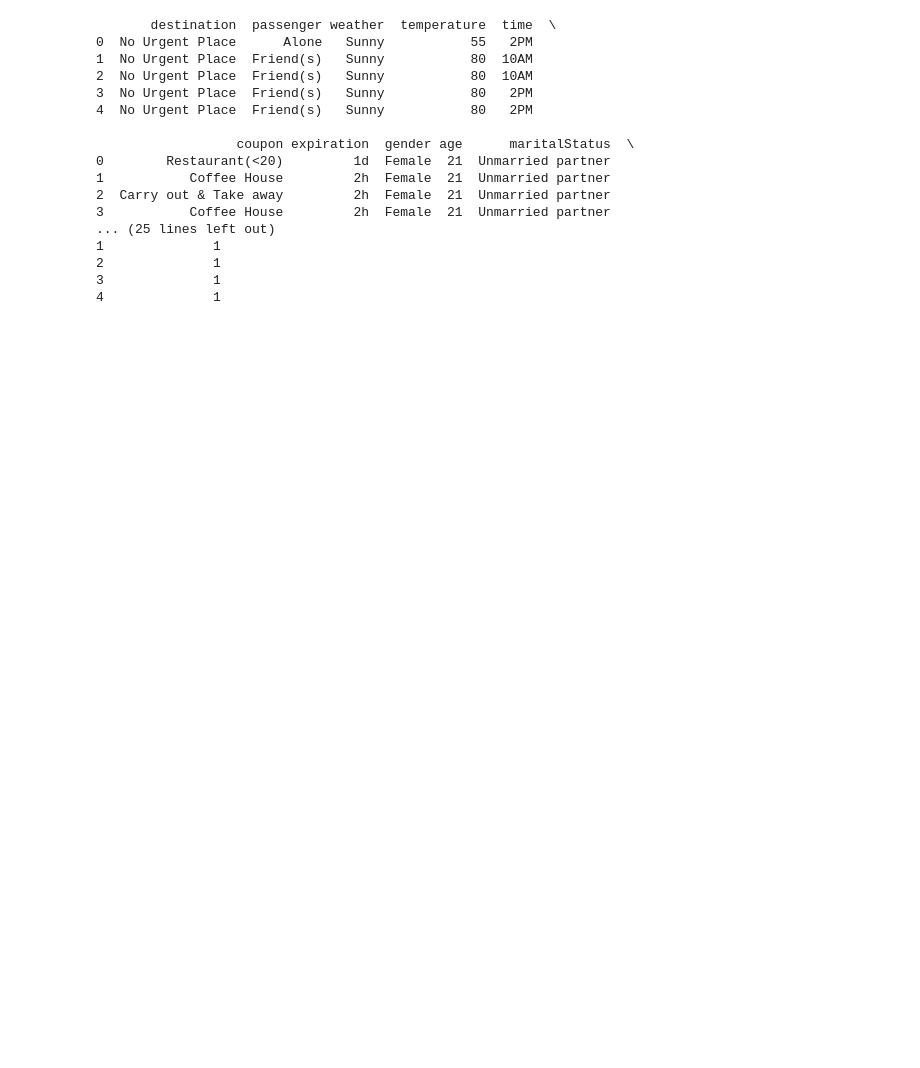
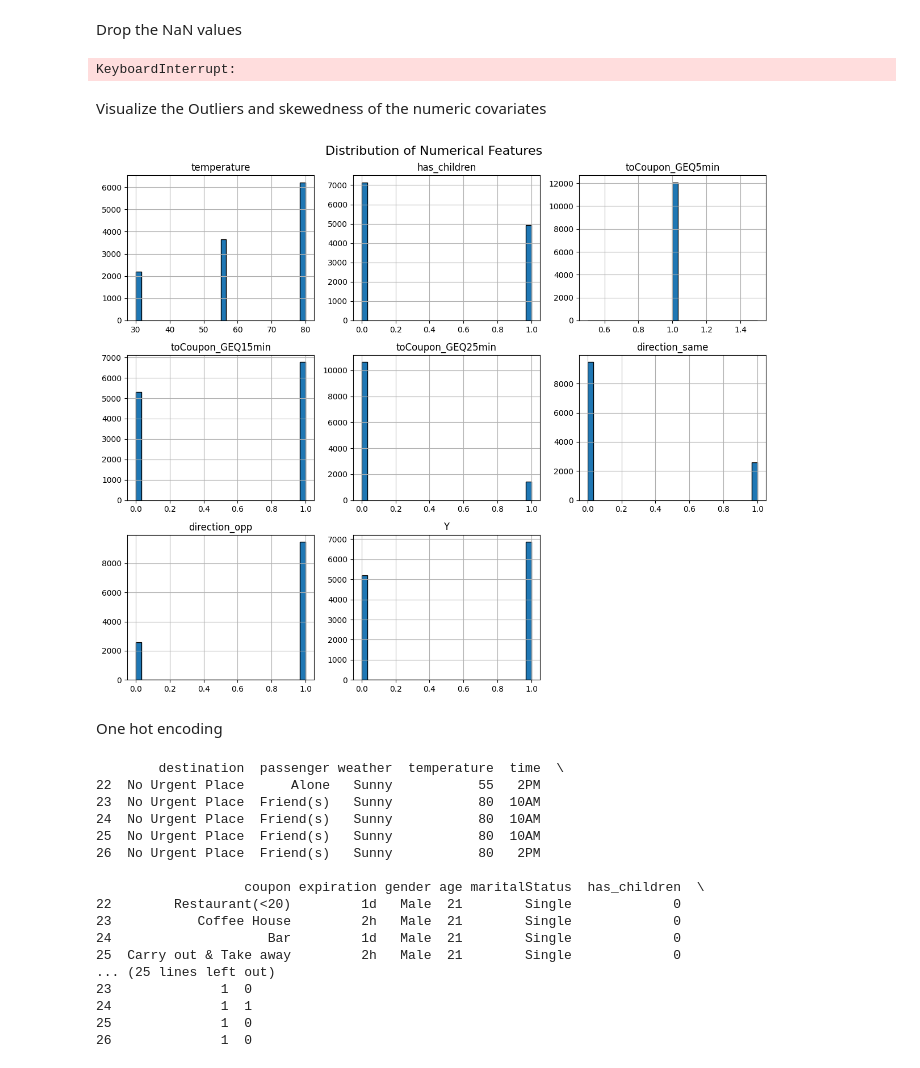
Before and after one commit to wimphil/machine_learning_group_11, a Jupyter notebook: Drivers_Recommendation_Dataset_Jupyter.ipynb, the cells around one changed output. Cells and saved outputs as stored; diff of their text form; code cells hidden in the pictures; blank space fills up the shorter version.

```diff
--- a/Drivers_Recommendation_Dataset_Jupyter.ipynb
+++ b/Drivers_Recommendation_Dataset_Jupyter.ipynb
@@ -10,3 +11,7 @@ in_vehicle_coupon_recommendation = fetch_ucirepo(id=603)
 # data (as pandas dataframes)
 X = in_vehicle_coupon_recommendation.data.features
 y = in_vehicle_coupon_recommendation.data.targets
+X = pd.concat([X,y], axis = 1)   # Merge the two Dataset
+pd.set_option('display.max_columns', None)  # Show all columns
+print(in_vehicle_coupon_recommendation.variables)
+print(X.head())
@@ -15,14 +37,0 @@ Pre Processing:
-# %%
-#metadata?
-#print(in_vehicle_coupon_recommendation.metadata)
-pd.set_option('display.max_columns', None)  # Show all columns
-#print(X.head())
-# variable information
-#print(in_vehicle_coupon_recommendation.variables)
-#print(len(X))
-#print(X.info())
-#print(X.describe())
-#print(X.isnull().sum())
-# -> This shows us only Bar, CoffeHouse, CarryAway, RestaurantsLessThan20 and Restaurant20to50 have missing values. We therefore decide to delete these instances. As the Car column is empty nearly everywhere, we just ignore it
-X = X.dropna(subset = ['Bar','CoffeeHouse','CarryAway','RestaurantLessThan20','Restaurant20To50']) #Just drop the missing values considering these columns
-print(X.isnull().sum())
@@ -79,20 +66,44 @@ plt.show()
+# %% [markdown]
+Drop the NaN values
+# %%
+X.drop(X.columns[X.columns.str.contains('car')], axis=1, inplace=True) # We drop the column car completly
+X = X.dropna()
+print(X.isnull().sum())
+# %% [output]
+KeyboardInterrupt:
+# %% [markdown]
+Visualize the Outliers and skewedness of the numeric covariates
+# %%
+numeric_cols = X.select_dtypes(include=['number'])
+
+numeric_cols.hist(
+    bins=30, figsize=(12, 10), edgecolor='black'
+)
+plt.suptitle('Distribution of Numerical Features', fontsize=16)
+plt.tight_layout()
+plt.show()
+#We see
+# %% [output]
+[figure, added]
+# %% [markdown]
+One hot encoding
 # %%
-print(X.head())
+print(X.head())  # We See there are many categorical variables, thats why we have to encode them first
 # %% [output]
-       destination  passenger weather  temperature  time  \
-0  No Urgent Place      Alone   Sunny           55   2PM
-1  No Urgent Place  Friend(s)   Sunny           80  10AM
-2  No Urgent Place  Friend(s)   Sunny           80  10AM
-3  No Urgent Place  Friend(s)   Sunny           80   2PM
-4  No Urgent Place  Friend(s)   Sunny           80   2PM
+        destination  passenger weather  temperature  time  \
+22  No Urgent Place      Alone   Sunny           55   2PM
+23  No Urgent Place  Friend(s)   Sunny           80  10AM
+24  No Urgent Place  Friend(s)   Sunny           80  10AM
+25  No Urgent Place  Friend(s)   Sunny           80  10AM
+26  No Urgent Place  Friend(s)   Sunny           80   2PM
 
-                  coupon expiration  gender age      maritalStatus  \
-0        Restaurant(<20)         1d  Female  21  Unmarried partner
-1           Coffee House         2h  Female  21  Unmarried partner
-2  Carry out & Take away         2h  Female  21  Unmarried partner
-3           Coffee House         2h  Female  21  Unmarried partner
+                   coupon expiration gender age maritalStatus  has_children  \
+22        Restaurant(<20)         1d   Male  21        Single             0
+23           Coffee House         2h   Male  21        Single             0
+24                    Bar         1d   Male  21        Single             0
+25  Carry out & Take away         2h   Male  21        Single             0
 ... (25 lines left out)
-1              1
-2              1
-3              1
-4              1
+23              1  0
+24              1  1
+25              1  0
+26              1  0
```
Also changed, not shown: parts of 12 cells of this notebook.
